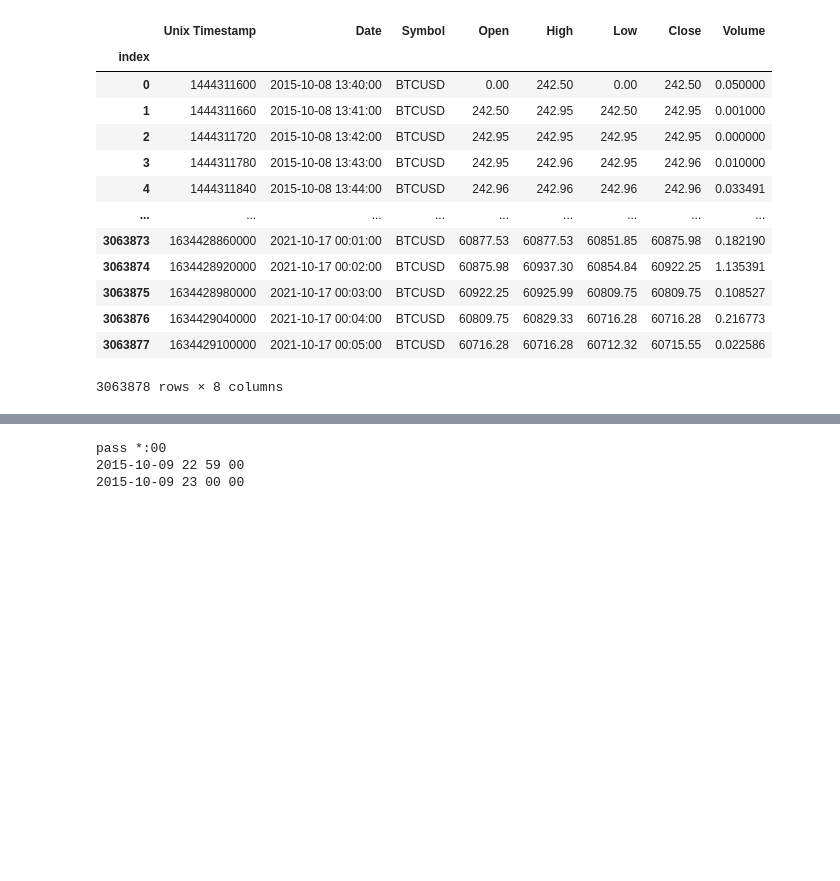
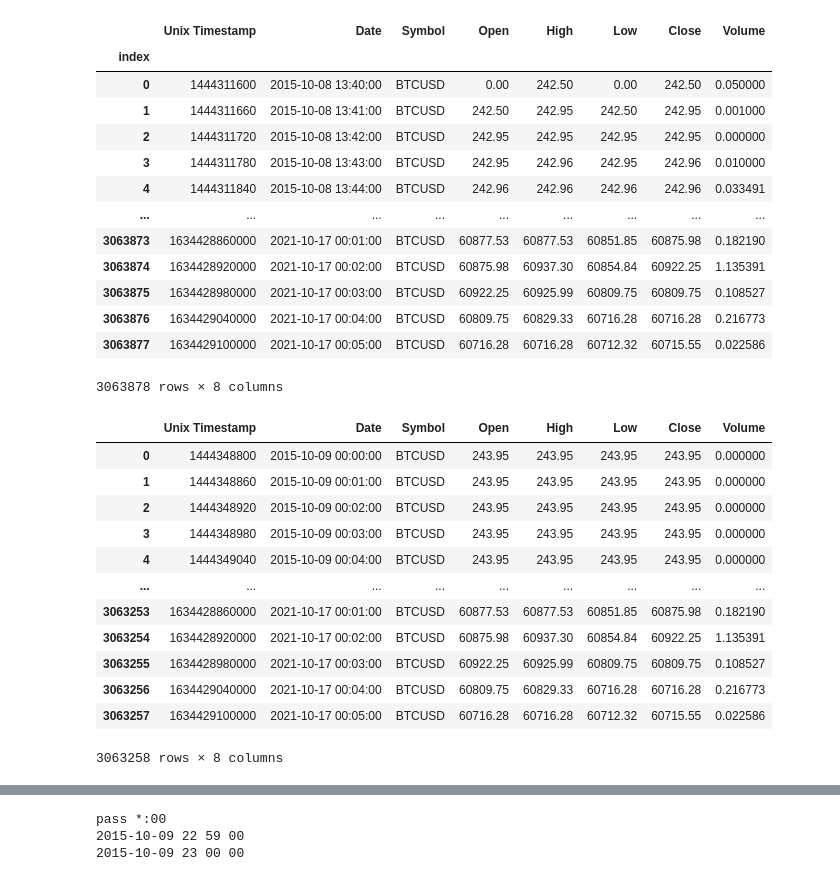
Before and after one commit to adamhaze/DM-Crypto-Trading-Bot, a Jupyter notebook: src/Data Verification.ipynb, the cells around one changed output, grey strips where cells are left out. Drawn from its saved outputs; the diff is of its cells as text; code cells hidden in the pictures; blank space fills up the shorter version.

```diff
--- a/src/Data Verification.ipynb
+++ b/src/Data Verification.ipynb
@@ -23,4 +30,19 @@ MasterData.set_index('index')
 # %%
 MasterData = MasterData.iloc[620: , :]
 MasterData = MasterData.reset_index(drop=True)
 del MasterData['index']
+MasterData
+# %% [output]
+|  | Unix Timestamp | Date | Symbol | Open | High | Low | Close | Volume |
+| 0 | 1444348800 | 2015-10-09 00:00:00 | BTCUSD | 243.95 | 243.95 | 243.95 | 243.95 | 0.000000 |
+| 1 | 1444348860 | 2015-10-09 00:01:00 | BTCUSD | 243.95 | 243.95 | 243.95 | 243.95 | 0.000000 |
+| 2 | 1444348920 | 2015-10-09 00:02:00 | BTCUSD | 243.95 | 243.95 | 243.95 | 243.95 | 0.000000 |
+| 3 | 1444348980 | 2015-10-09 00:03:00 | BTCUSD | 243.95 | 243.95 | 243.95 | 243.95 | 0.000000 |
+| 4 | 1444349040 | 2015-10-09 00:04:00 | BTCUSD | 243.95 | 243.95 | 243.95 | 243.95 | 0.000000 |
+| ... | ... | ... | ... | ... | ... | ... | ... | ... |
+| 3063253 | 1634428860000 | 2021-10-17 00:01:00 | BTCUSD | 60877.53 | 60877.53 | 60851.85 | 60875.98 | 0.182190 |
+| 3063254 | 1634428920000 | 2021-10-17 00:02:00 | BTCUSD | 60875.98 | 60937.30 | 60854.84 | 60922.25 | 1.135391 |
+| 3063255 | 1634428980000 | 2021-10-17 00:03:00 | BTCUSD | 60922.25 | 60925.99 | 60809.75 | 60809.75 | 0.108527 |
+| 3063256 | 1634429040000 | 2021-10-17 00:04:00 | BTCUSD | 60809.75 | 60829.33 | 60716.28 | 60716.28 | 0.216773 |
+| 3063257 | 1634429100000 | 2021-10-17 00:05:00 | BTCUSD | 60716.28 | 60716.28 | 60712.32 | 60715.55 | 0.022586 |
+3063258 rows × 8 columns
```
Also changed, not shown: parts of 20 cells of this notebook.
